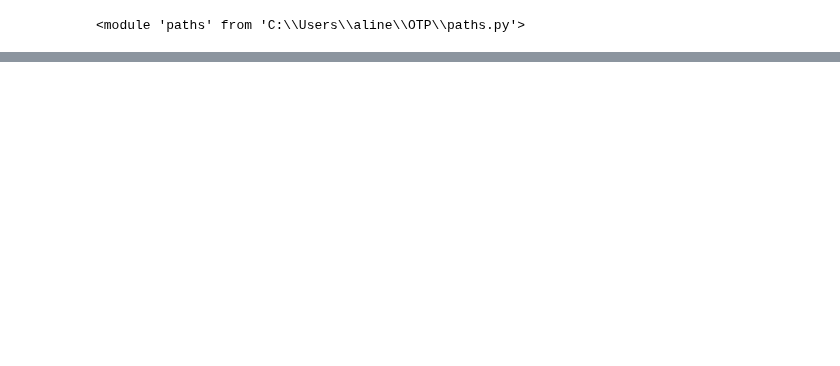
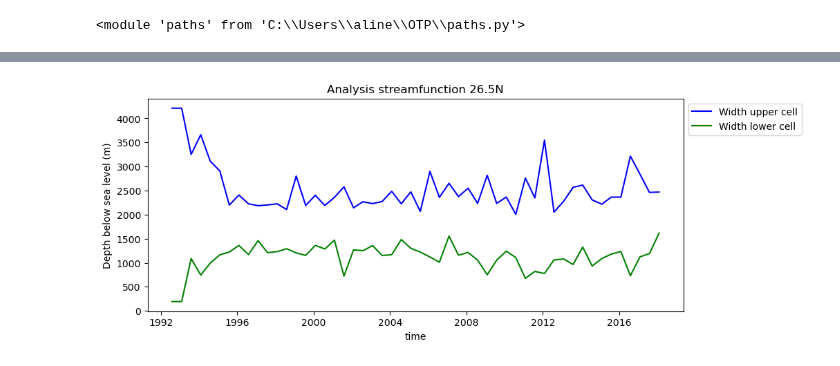
Before and after one commit to ai4er-cdt/OTP, a Jupyter notebook: streamfunction_ecco/bipolar_timeseries.ipynb, the cells around one changed output, grey strips where cells are left out. Saved outputs shown, nothing was run; the diff lists cells and outputs as text; code cells hidden in the pictures; blank space fills up the shorter version.

```diff
--- a/streamfunction_ecco/bipolar_timeseries.ipynb
+++ b/streamfunction_ecco/bipolar_timeseries.ipynb
@@ -292,0 +172,4 @@ PSI_MAX_DENS_60 = strf_custom_utils.get_PSI_at_max_density_level(PSI_60, max=Tru
+# %%
+cell_decomposition.plot_distances(psi_rapid_resampled, '26.5N')
+# %% [output]
+[figure, added]
```
Also changed, not shown: parts of 25 cells of this notebook, 2 other files.
